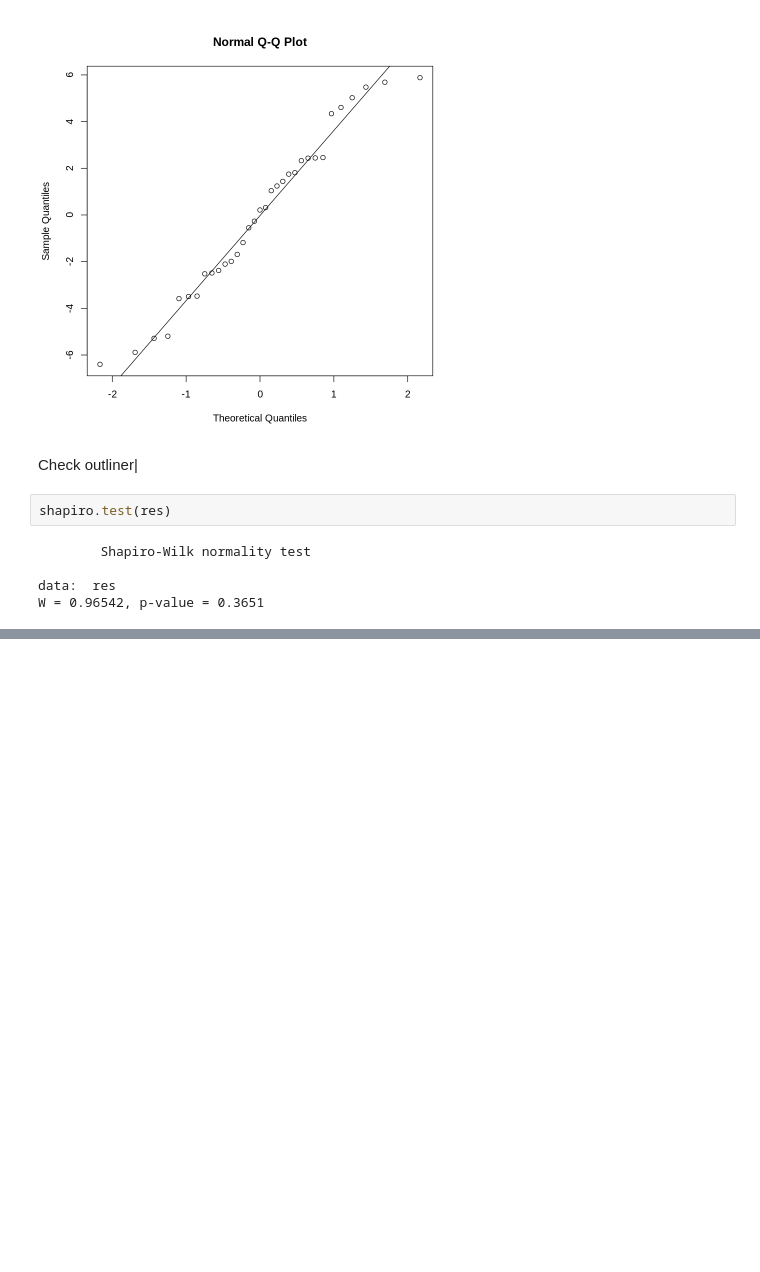
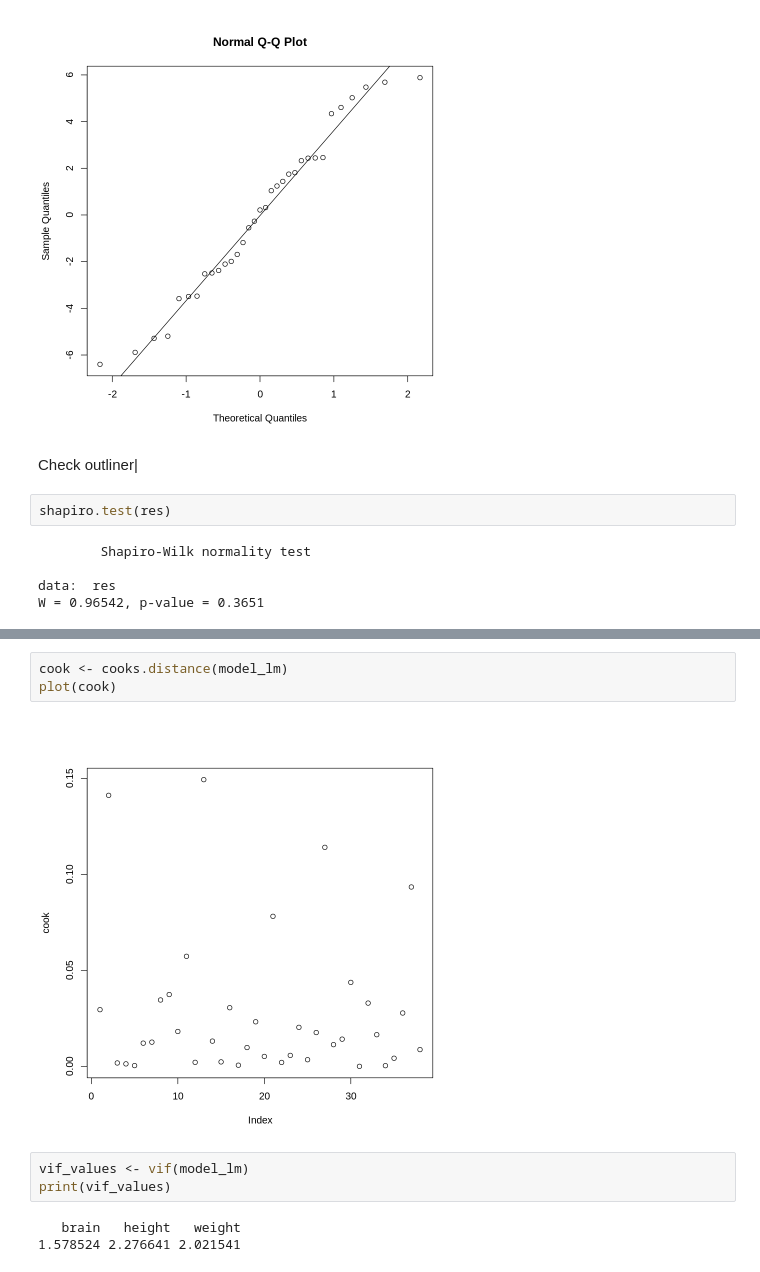
Before and after one commit to tontantip/DADS6001-Applied-statistics, a Jupyter notebook: in class/Reg2.ipynb, the cells around one changed output, grey strips where cells are left out. Drawn from its saved outputs; the diff is of its cells as text; blank space fills up the shorter version.

```diff
--- a/in class/Reg2.ipynb
+++ b/in class/Reg2.ipynb
@@ -247,0 +308,11 @@ W = 0.96542, p-value = 0.3651
+# %%
+cook <- cooks.distance(model_lm)
+plot(cook)
+# %% [output]
+[figure, added]
+# %%
+vif_values <- vif(model_lm)
+print(vif_values)
+# %% [output]
+   brain   height   weight
+1.578524 2.276641 2.021541
```
Also changed, not shown: parts of 14 cells of this notebook.
